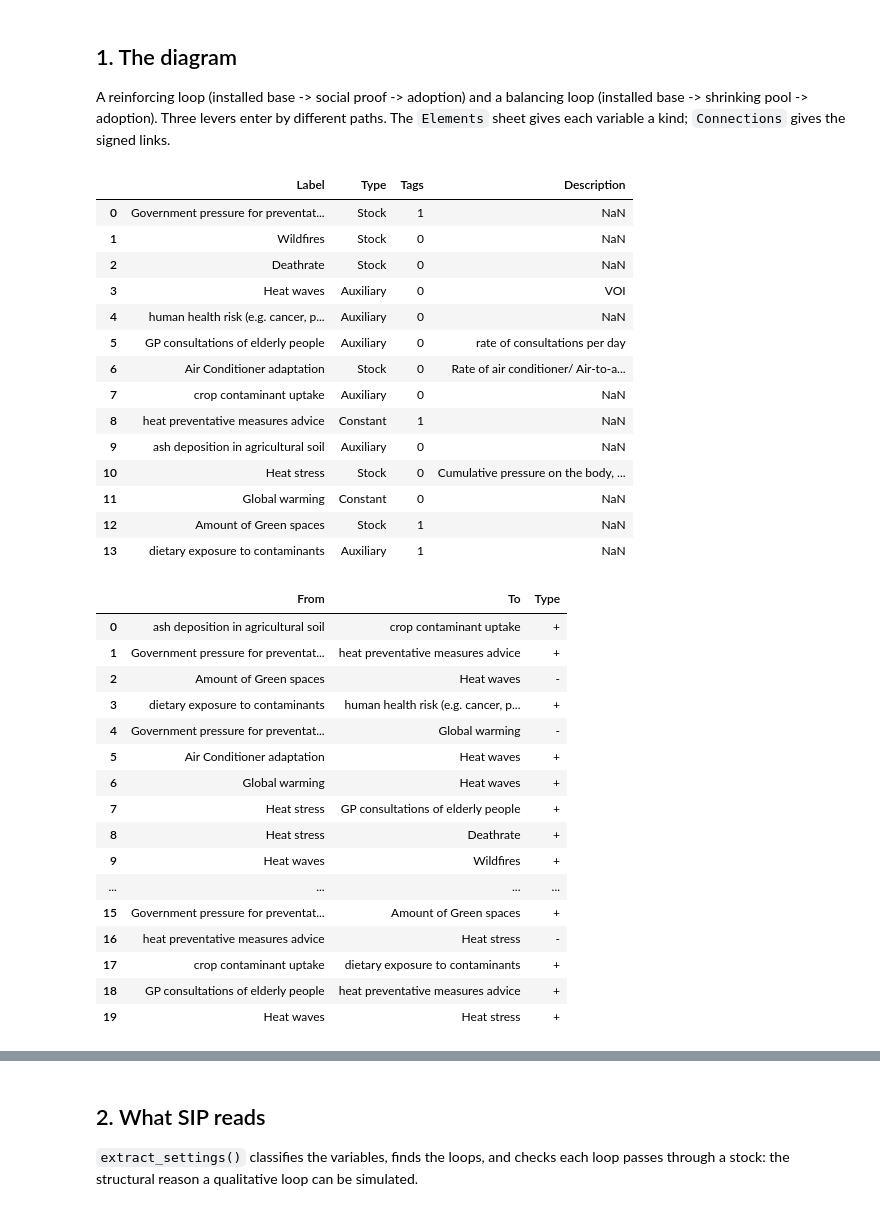
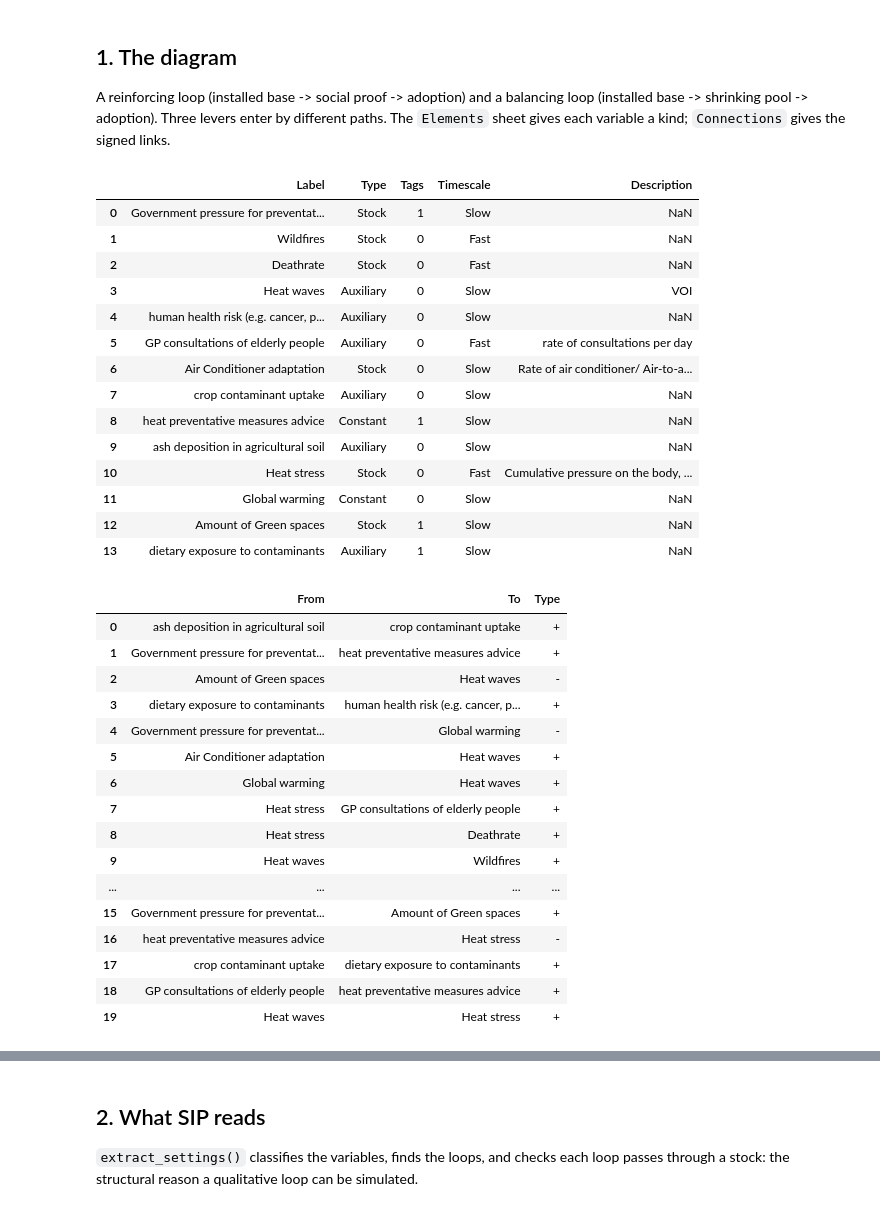
Before and after one commit to SylkeAijiaoSnel/csp_urban_heatwaves_2026, a Jupyter notebook: W2 SIP tutorial.ipynb, the cells around one changed output, grey strips where cells are left out. Cells and saved outputs as stored; diff of their text form; code cells hidden in the pictures.

Commit message:
Add new Excel file kumu_1av2.xlsx Clio's version and did the analyses with the SIP tutorial.  Did not do step 6

```diff
--- a/W2 SIP tutorial.ipynb
+++ b/W2 SIP tutorial.ipynb
@@ -84,31 +84,31 @@ A reinforcing loop (installed base -> social proof -> adoption) and a balancing
 (installed base -> shrinking pool -> adoption). Three levers enter by different paths.
 The `Elements` sheet gives each variable a kind; `Connections` gives the signed links.
 # %%
-elem = pd.read_excel("kumu_1a.xlsx", sheet_name="Elements")
-conn = pd.read_excel("kumu_1a.xlsx", sheet_name="Connections")
+elem = pd.read_excel("kumu_1av2.xlsx", sheet_name="Elements")
+conn = pd.read_excel("kumu_1av2.xlsx", sheet_name="Connections")
 
 G = nx.DiGraph()
 G.add_nodes_from((r.Label, {"kind": r.Type}) for r in elem.itertuples())
 G.add_edges_from((r.From, r.To, {"sign": r.Type}) for r in conn.itertuples())
 
 display(elem, conn[["From", "To", "Type"]])
 draw_cld(G)
 # %% [output]
-|  | Label | Type | Tags | Description |
-| 0 | Government pressure for preventat... | Stock | 1 | NaN |
-| 1 | Wildfires | Stock | 0 | NaN |
-| 2 | Deathrate | Stock | 0 | NaN |
-| 3 | Heat waves | Auxiliary | 0 | VOI |
-| 4 | human health risk (e.g. cancer, p... | Auxiliary | 0 | NaN |
-| 5 | GP consultations of elderly people | Auxiliary | 0 | rate of consultations per day |
-| 6 | Air Conditioner adaptation | Stock | 0 | Rate of air conditioner/ Air-to-a... |
-| 7 | crop contaminant uptake | Auxiliary | 0 | NaN |
-| 8 | heat preventative measures advice | Constant | 1 | NaN |
-| 9 | ash deposition in agricultural soil | Auxiliary | 0 | NaN |
-| 10 | Heat stress | Stock | 0 | Cumulative pressure on the body, ... |
-| 11 | Global warming | Constant | 0 | NaN |
-| 12 | Amount of Green spaces | Stock | 1 | NaN |
-| 13 | dietary exposure to contaminants | Auxiliary | 1 | NaN |
+|  | Label | Type | Tags | Timescale | Description |
+| 0 | Government pressure for preventat... | Stock | 1 | Slow | NaN |
+| 1 | Wildfires | Stock | 0 | Fast | NaN |
+| 2 | Deathrate | Stock | 0 | Fast | NaN |
+| 3 | Heat waves | Auxiliary | 0 | Slow | VOI |
+| 4 | human health risk (e.g. cancer, p... | Auxiliary | 0 | Slow | NaN |
+| 5 | GP consultations of elderly people | Auxiliary | 0 | Fast | rate of consultations per day |
+| 6 | Air Conditioner adaptation | Stock | 0 | Slow | Rate of air conditioner/ Air-to-a... |
+| 7 | crop contaminant uptake | Auxiliary | 0 | Slow | NaN |
+| 8 | heat preventative measures advice | Constant | 1 | Slow | NaN |
+| 9 | ash deposition in agricultural soil | Auxiliary | 0 | Slow | NaN |
+| 10 | Heat stress | Stock | 0 | Fast | Cumulative pressure on the body, ... |
+| 11 | Global warming | Constant | 0 | Slow | NaN |
+| 12 | Amount of Green spaces | Stock | 1 | Slow | NaN |
+| 13 | dietary exposure to contaminants | Auxiliary | 1 | Slow | NaN |
 |  | From | To | Type |
 | 0 | ash deposition in agricultural soil | crop contaminant uptake | + |
 | 1 | Government pressure for preventat... | heat preventative measures advice | + |
```
Also changed, not shown: parts of 4 cells of this notebook, 1 other file.
